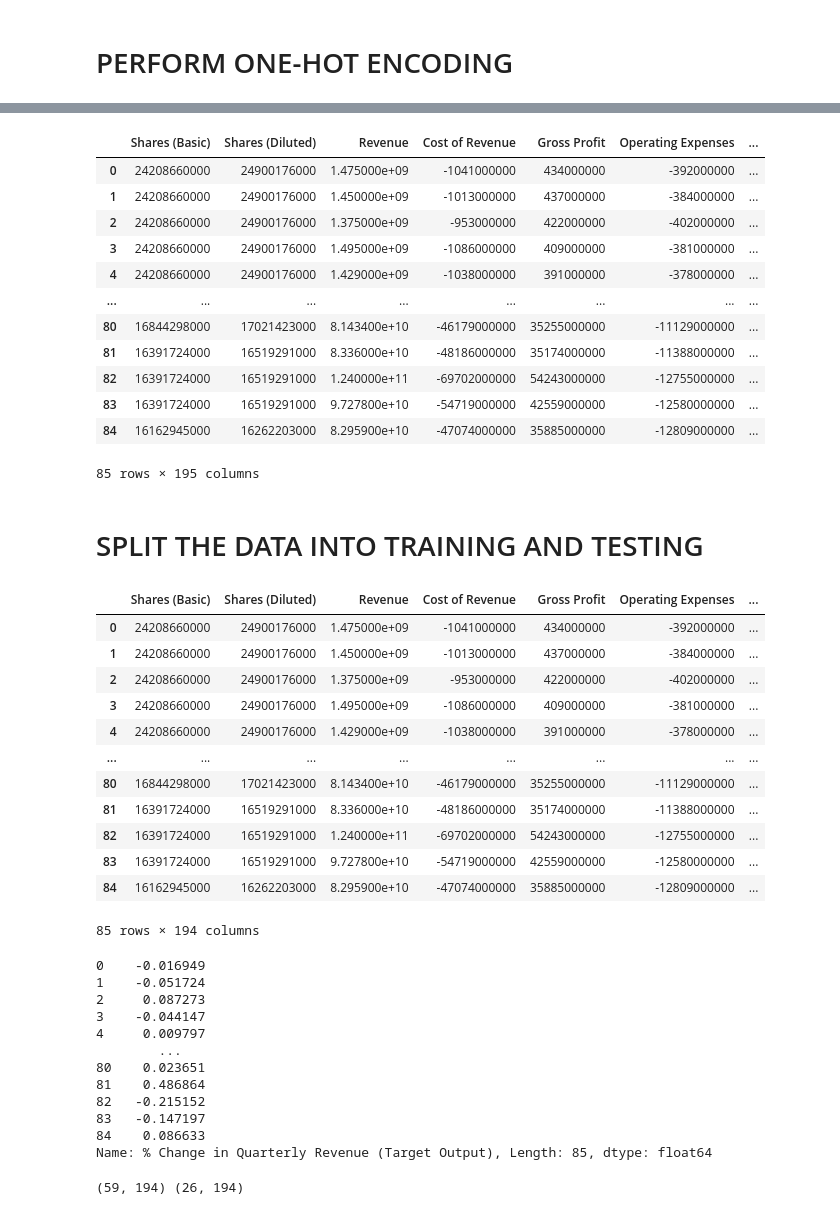
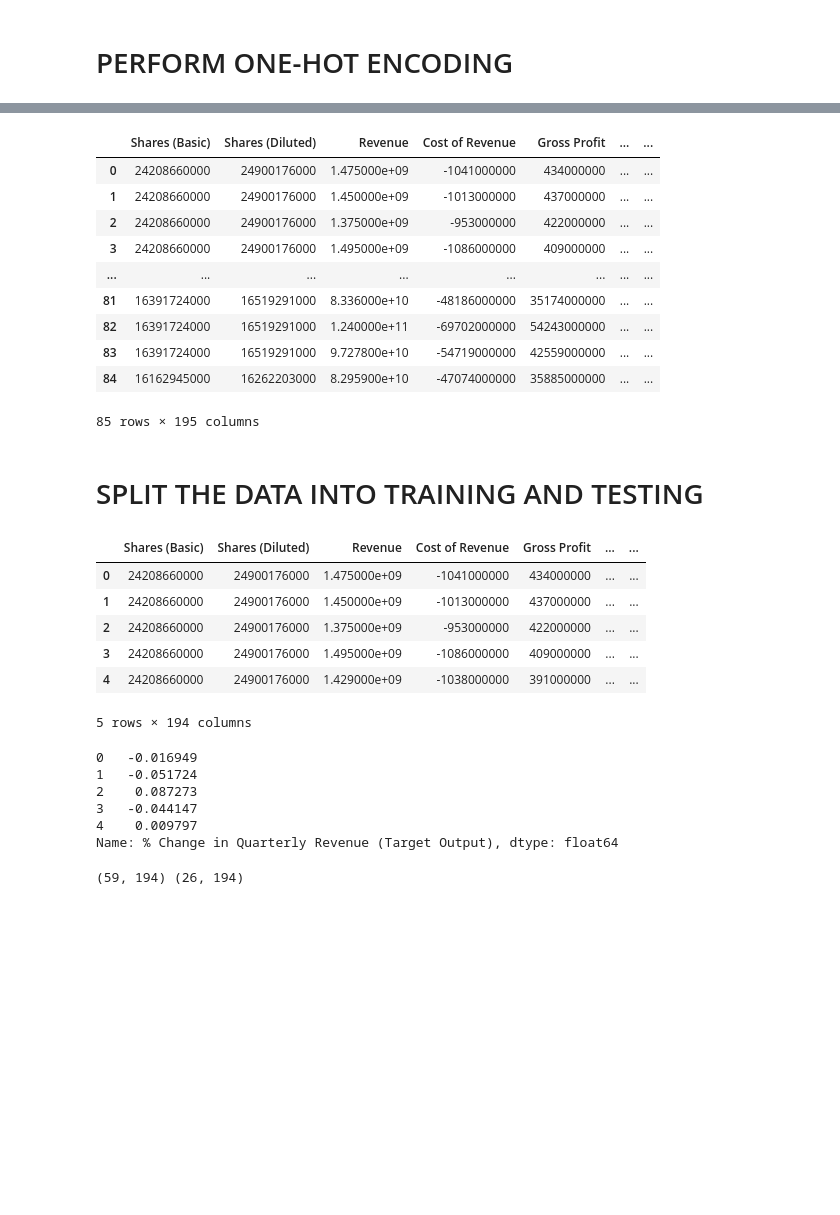
Before and after one commit to rodeo1203/Financial_Forcasting_ML-AI, a Jupyter notebook: code_financial_forecast.ipynb, the cells around one changed output, grey strips where cells are left out. Drawn from its saved outputs; the diff is of its cells as text; code cells hidden in the pictures; blank space fills up the shorter version.

```diff
--- a/code_financial_forecast.ipynb
+++ b/code_financial_forecast.ipynb
@@ -1,11 +1,10 @@
 # %%
-# Import Pandas library into the current environment, note that "pd" is an alias name for "Pandas"
+# Import libraries
 import pandas as pd
 
-# The data contains 200+ columns so let's increase the maximum number of rows and columns to display
 
-# pd.set_option('display.max_rows', 250)
-pd.set_option('display.max_columns', 250)
+pd.set_option('display.max_rows', 8)
+pd.set_option('display.max_columns',10)
 
 # Let's ignore warnings
 # Some operations might raise a warning and we want to ignore them
@@ -380,18 +224,16 @@ apple_df = apple_df.drop('Fiscal Period', axis = 1)
 apple_df = pd.concat([apple_df, fiscal_encoded], axis = 1)
 apple_df
 # %% [output]
-|  | Shares (Basic) | Shares (Diluted) | Revenue | Cost of Revenue | Gross Profit | Operating Expenses | ... |
-| 0 | 24208660000 | 24900176000 | 1.475000e+09 | -1041000000 | 434000000 | -392000000 | ... |
-| 1 | 24208660000 | 24900176000 | 1.450000e+09 | -1013000000 | 437000000 | -384000000 | ... |
-| 2 | 24208660000 | 24900176000 | 1.375000e+09 | -953000000 | 422000000 | -402000000 | ... |
-| 3 | 24208660000 | 24900176000 | 1.495000e+09 | -1086000000 | 409000000 | -381000000 | ... |
-| 4 | 24208660000 | 24900176000 | 1.429000e+09 | -1038000000 | 391000000 | -378000000 | ... |
+|  | Shares (Basic) | Shares (Diluted) | Revenue | Cost of Revenue | Gross Profit | ... | ... |
+| 0 | 24208660000 | 24900176000 | 1.475000e+09 | -1041000000 | 434000000 | ... | ... |
+| 1 | 24208660000 | 24900176000 | 1.450000e+09 | -1013000000 | 437000000 | ... | ... |
+| 2 | 24208660000 | 24900176000 | 1.375000e+09 | -953000000 | 422000000 | ... | ... |
+| 3 | 24208660000 | 24900176000 | 1.495000e+09 | -1086000000 | 409000000 | ... | ... |
 | ... | ... | ... | ... | ... | ... | ... | ... |
-| 80 | 16844298000 | 17021423000 | 8.143400e+10 | -46179000000 | 35255000000 | -11129000000 | ... |
-| 81 | 16391724000 | 16519291000 | 8.336000e+10 | -48186000000 | 35174000000 | -11388000000 | ... |
-| 82 | 16391724000 | 16519291000 | 1.240000e+11 | -69702000000 | 54243000000 | -12755000000 | ... |
-| 83 | 16391724000 | 16519291000 | 9.727800e+10 | -54719000000 | 42559000000 | -12580000000 | ... |
-| 84 | 16162945000 | 16262203000 | 8.295900e+10 | -47074000000 | 35885000000 | -12809000000 | ... |
+| 81 | 16391724000 | 16519291000 | 8.336000e+10 | -48186000000 | 35174000000 | ... | ... |
+| 82 | 16391724000 | 16519291000 | 1.240000e+11 | -69702000000 | 54243000000 | ... | ... |
+| 83 | 16391724000 | 16519291000 | 9.727800e+10 | -54719000000 | 42559000000 | ... | ... |
+| 84 | 16162945000 | 16262203000 | 8.295900e+10 | -47074000000 | 35885000000 | ... | ... |
 85 rows × 195 columns
 # %% [markdown]
 # SPLIT THE DATA INTO TRAINING AND TESTING
@@ -401,37 +243,25 @@ X = apple_df.drop('% Change in Quarterly Revenue (Target Output)', axis = 1)
 y = apple_df['% Change in Quarterly Revenue (Target Output)']
 # %%
 # Let's view the inputs
-X
+X.head()
 # %% [output]
-|  | Shares (Basic) | Shares (Diluted) | Revenue | Cost of Revenue | Gross Profit | Operating Expenses | ... |
-| 0 | 24208660000 | 24900176000 | 1.475000e+09 | -1041000000 | 434000000 | -392000000 | ... |
-| 1 | 24208660000 | 24900176000 | 1.450000e+09 | -1013000000 | 437000000 | -384000000 | ... |
-| 2 | 24208660000 | 24900176000 | 1.375000e+09 | -953000000 | 422000000 | -402000000 | ... |
-| 3 | 24208660000 | 24900176000 | 1.495000e+09 | -1086000000 | 409000000 | -381000000 | ... |
-| 4 | 24208660000 | 24900176000 | 1.429000e+09 | -1038000000 | 391000000 | -378000000 | ... |
-| ... | ... | ... | ... | ... | ... | ... | ... |
-| 80 | 16844298000 | 17021423000 | 8.143400e+10 | -46179000000 | 35255000000 | -11129000000 | ... |
-| 81 | 16391724000 | 16519291000 | 8.336000e+10 | -48186000000 | 35174000000 | -11388000000 | ... |
-| 82 | 16391724000 | 16519291000 | 1.240000e+11 | -69702000000 | 54243000000 | -12755000000 | ... |
-| 83 | 16391724000 | 16519291000 | 9.727800e+10 | -54719000000 | 42559000000 | -12580000000 | ... |
-| 84 | 16162945000 | 16262203000 | 8.295900e+10 | -47074000000 | 35885000000 | -12809000000 | ... |
+|  | Shares (Basic) | Shares (Diluted) | Revenue | Cost of Revenue | Gross Profit | ... | ... |
+| 0 | 24208660000 | 24900176000 | 1.475000e+09 | -1041000000 | 434000000 | ... | ... |
+| 1 | 24208660000 | 24900176000 | 1.450000e+09 | -1013000000 | 437000000 | ... | ... |
+| 2 | 24208660000 | 24900176000 | 1.375000e+09 | -953000000 | 422000000 | ... | ... |
+| 3 | 24208660000 | 24900176000 | 1.495000e+09 | -1086000000 | 409000000 | ... | ... |
+| 4 | 24208660000 | 24900176000 | 1.429000e+09 | -1038000000 | 391000000 | ... | ... |
-85 rows × 194 columns
+5 rows × 194 columns
 # %%
 # Let's view the outputs
-y
+y.head()
 # %% [output]
-0    -0.016949
-1    -0.051724
-2     0.087273
-3    -0.044147
-4     0.009797
-        ...
-80    0.023651
-81    0.486864
-82   -0.215152
-83   -0.147197
-84    0.086633
-Name: % Change in Quarterly Revenue (Target Output), Length: 85, dtype: float64
+0   -0.016949
+1   -0.051724
+2    0.087273
+3   -0.044147
+4    0.009797
+Name: % Change in Quarterly Revenue (Target Output), dtype: float64
 # %%
 # Let's perform data train/test split
 # Shuffling means randomly reordering the elements in the dataset
```
Also changed, not shown: parts of 111 cells of this notebook, 2 other files.
